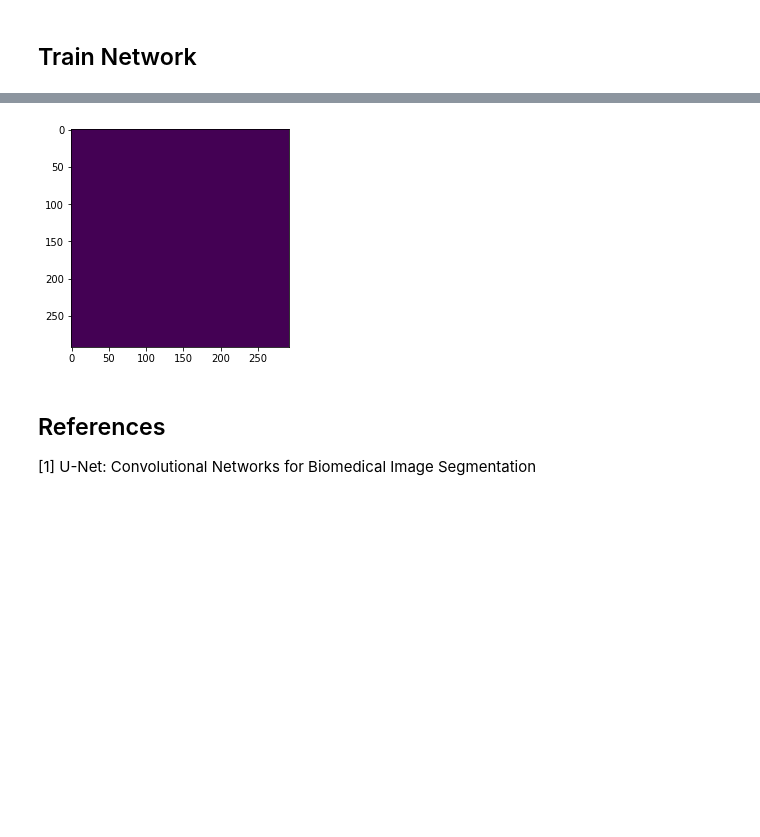
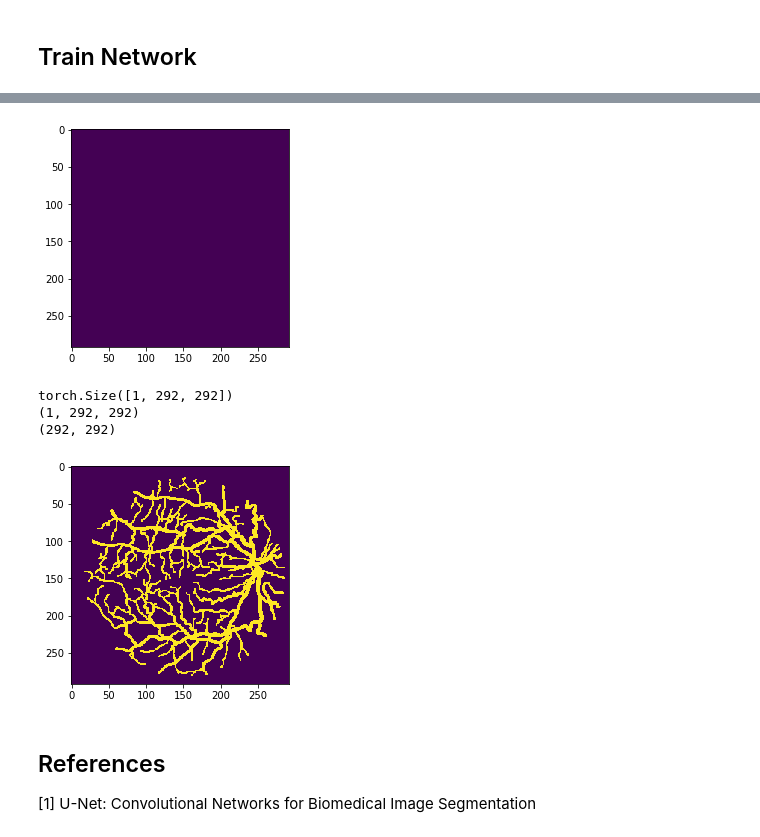
Before and after one commit to rjoe5020/UNet, a Jupyter notebook: UNet_new.ipynb, the cells around one changed output, grey strips where cells are left out. Cells and saved outputs as stored; diff of their text form; code cells hidden in the pictures; blank space fills up the shorter version.

```diff
--- a/UNet_new.ipynb
+++ b/UNet_new.ipynb
@@ -319,8 +321,20 @@ Use ``skimage.transform.resize`` instead.
-# %%
-plt.imshow(pred)
-plt.show()
-# %% [output]
-[figure, removed]
+# %%
+plt.imshow(pred)
+plt.show()
+print(labels.size())
+npimg = labels.numpy()
+print(npimg.shape)
+npimg = np.transpose(npimg, (1, 2, 0))
+npimg = np.reshape(npimg, (292, 292))
+print(npimg.shape)
+plt.imshow(npimg)
+plt.show()
+# %% [output]
+[figure, added]
+torch.Size([1, 292, 292])
+(1, 292, 292)
+(292, 292)
+[figure, added]
 # %% [markdown]
 ## References
 [1] U-Net: Convolutional Networks for Biomedical Image Segmentation
```
Also changed, not shown: parts of 6 cells of this notebook.
